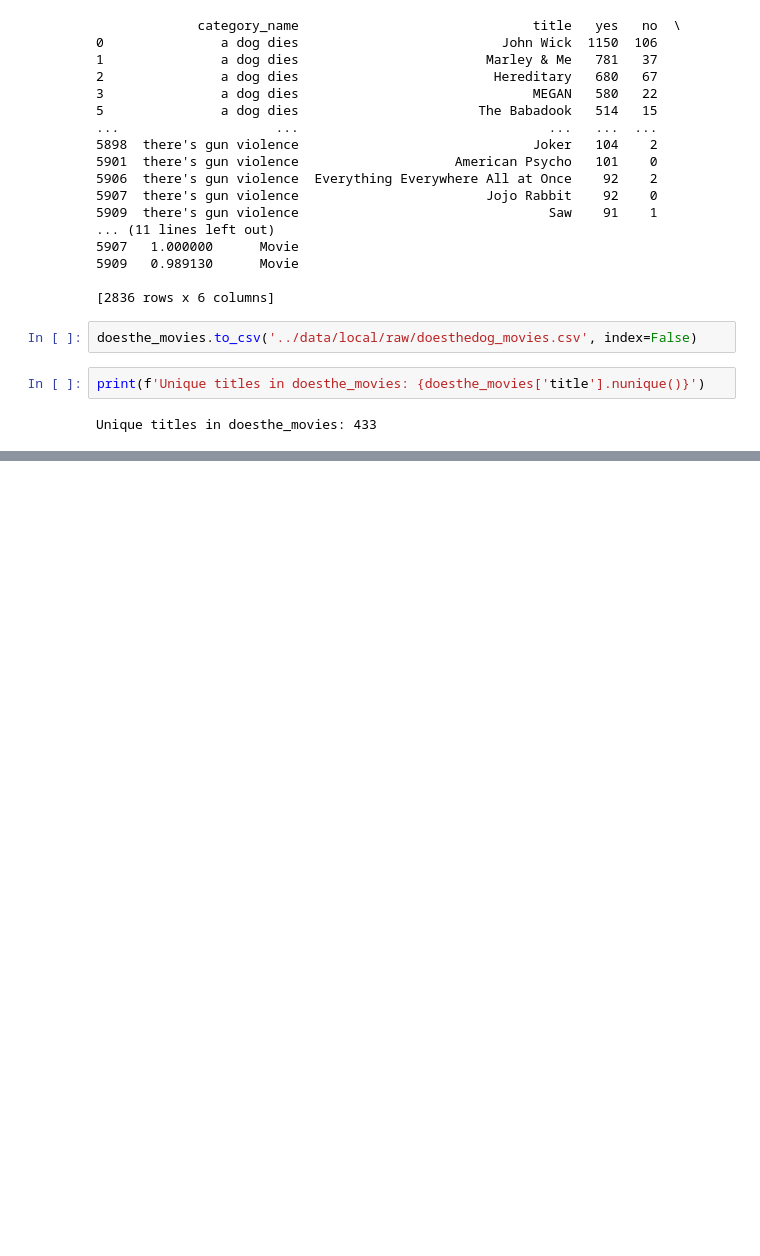
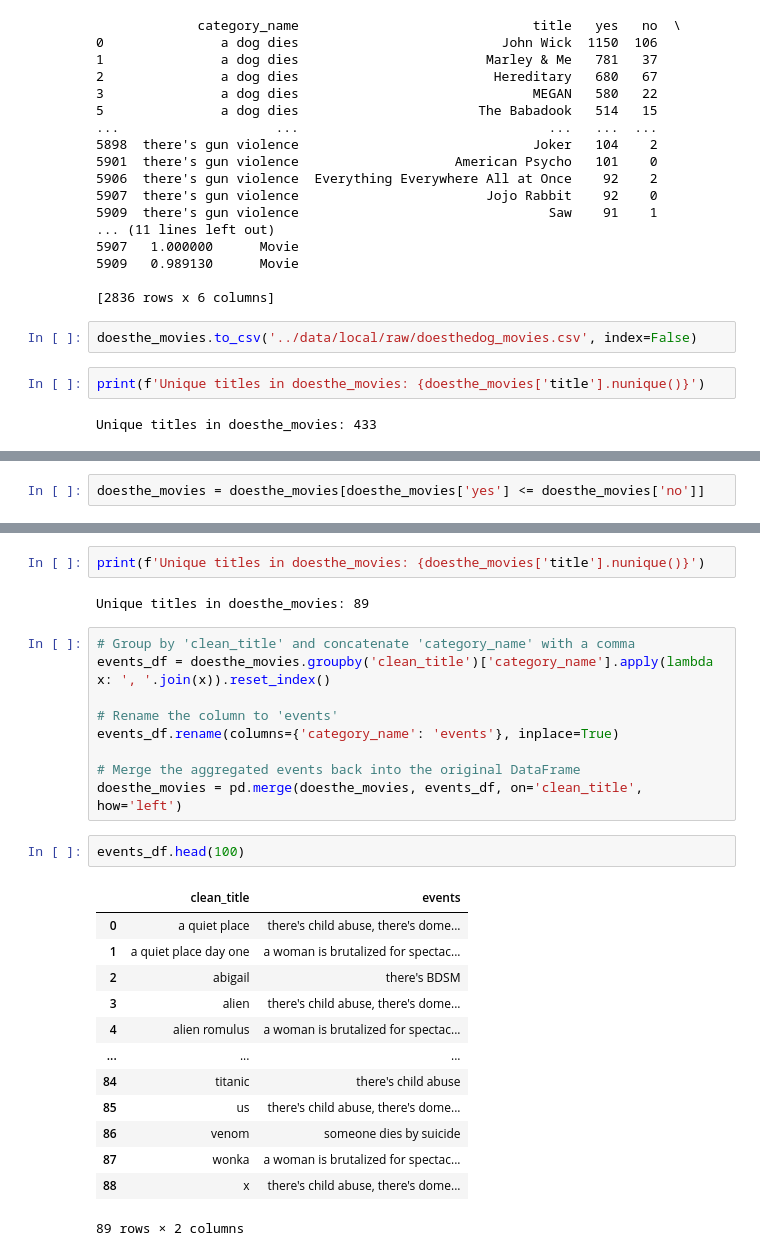
Before and after one commit to bruhu/film-sentiment-analysis, a Jupyter notebook: notebooks/doesthedog_data.ipynb, the cells around one changed output, grey strips where cells are left out. Drawn from its saved outputs; the diff is of its cells as text; blank space fills up the shorter version.

```diff
--- a/notebooks/doesthedog_data.ipynb
+++ b/notebooks/doesthedog_data.ipynb
@@ -109,0 +167,2 @@ Unique titles in doesthe_movies: 433
+# %%
+doesthe_movies = doesthe_movies[doesthe_movies['yes'] <= doesthe_movies['no']]
@@ -109,0 +189,29 @@ Unique titles in doesthe_movies: 433
+# %%
+print(f'Unique titles in doesthe_movies: {doesthe_movies['title'].nunique()}')
+# %% [output]
+Unique titles in doesthe_movies: 89
+# %%
+# Group by 'clean_title' and concatenate 'category_name' with a comma
+events_df = doesthe_movies.groupby('clean_title')['category_name'].apply(lambda x: ', '.join(x)).reset_index()
+
+# Rename the column to 'events'
+events_df.rename(columns={'category_name': 'events'}, inplace=True)
+
+# Merge the aggregated events back into the original DataFrame
+doesthe_movies = pd.merge(doesthe_movies, events_df, on='clean_title', how='left')
+# %%
+events_df.head(100)
+# %% [output]
+|  | clean_title | events |
+| 0 | a quiet place | there's child abuse, there's dome... |
+| 1 | a quiet place day one | a woman is brutalized for spectac... |
+| 2 | abigail | there's BDSM |
+| 3 | alien | there's child abuse, there's dome... |
+| 4 | alien romulus | a woman is brutalized for spectac... |
+| ... | ... | ... |
+| 84 | titanic | there's child abuse |
+| 85 | us | there's child abuse, there's dome... |
+| 86 | venom | someone dies by suicide |
+| 87 | wonka | a woman is brutalized for spectac... |
+| 88 | x | there's child abuse, there's dome... |
+89 rows × 2 columns
```
Also changed, not shown: parts of 10 cells of this notebook, 1 other file.
